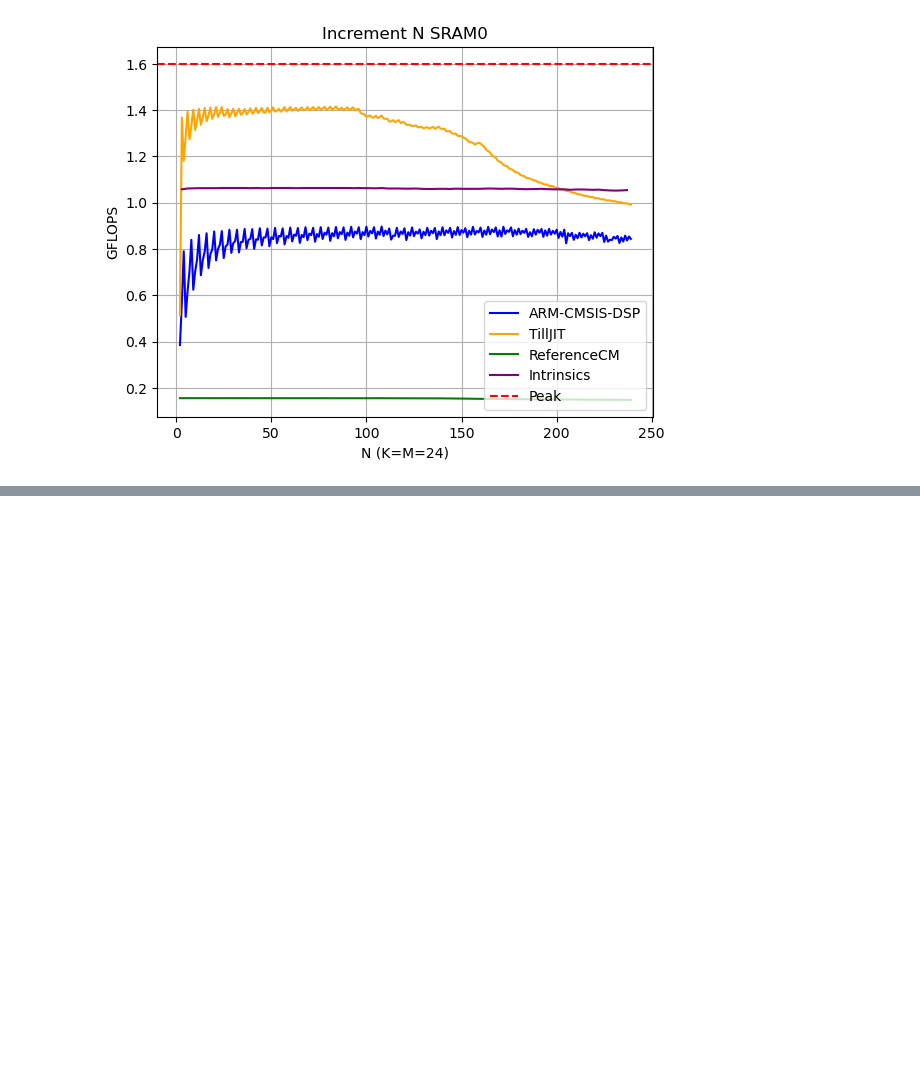
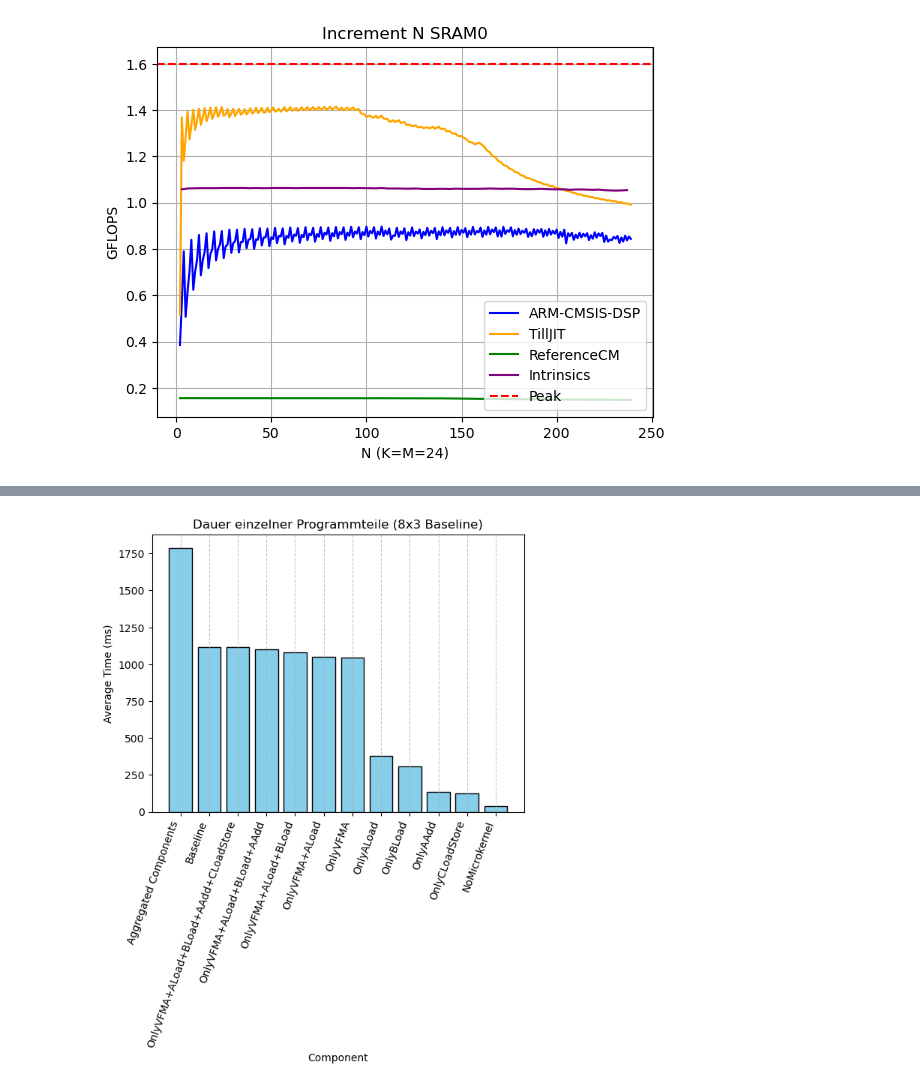
Before and after one commit to 01ill/e7-appkit-lab, a Jupyter notebook: results/jit/gemm_evaluation.ipynb, the cells around one changed output, grey strips where cells are left out. Cells and saved outputs as stored; diff of their text form; code cells hidden in the pictures; blank space fills up the shorter version.

```diff
--- a/results/jit/gemm_evaluation.ipynb
+++ b/results/jit/gemm_evaluation.ipynb
@@ -374,0 +423,30 @@ plt.show()
+# %%
+# Load the data
+data = pd.read_csv('components_include_additive.csv', sep=";")
+data['Time'] = data['Time'].abs()
+
+average_time = data.groupby('Test')['Time'].mean().reset_index()
+nomicrokernel_time = data[data['Test'] == 'NoMicrokernel']['Time'].mean()
+aggregated_value = average_time[average_time['Test'].isin(['NoMicrokernel', 'OnlyCLoadStore', 'OnlyAAdd', 'OnlyBLoad', 'OnlyALoad', 'OnlyVFMA'])]['Time'].sum()
+aggregated_value -= 6 * nomicrokernel_time
+
+# Add the aggregated value as a new row using pd.concat
+aggregated_row = pd.DataFrame({'Test': ['Aggregated Components'], 'Time': [aggregated_value]})
+aggregated_data = pd.concat([average_time, aggregated_row], ignore_index=True)
+aggregated_data = aggregated_data.sort_values(by='Time', ascending=False)
+
+
+# Create a horizontal bar plot
+plt.bar(aggregated_data['Test'], aggregated_data['Time'], color='skyblue', edgecolor='black')
+
+# Add labels and title
+plt.ylabel('Average Time (ms)')
+plt.xlabel('Component')
+plt.title('Dauer einzelner Programmteile (8x3 Baseline)')
+plt.grid(axis='x', linestyle='--', alpha=0.7)
+plt.xticks(rotation=70, ha='right')
+
+# Show the plot
+plt.show()
+# %% [output]
+[figure, added]
```
Also changed, not shown: parts of 9 cells of this notebook, 12 other files.
